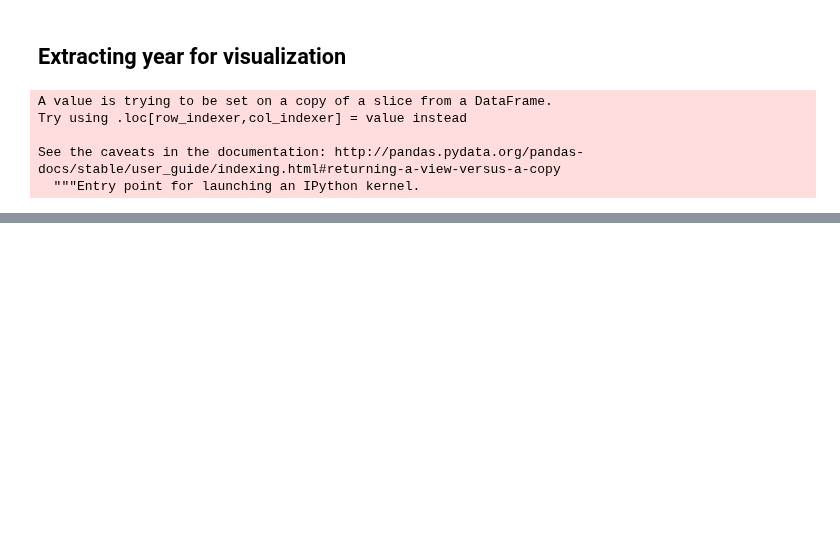
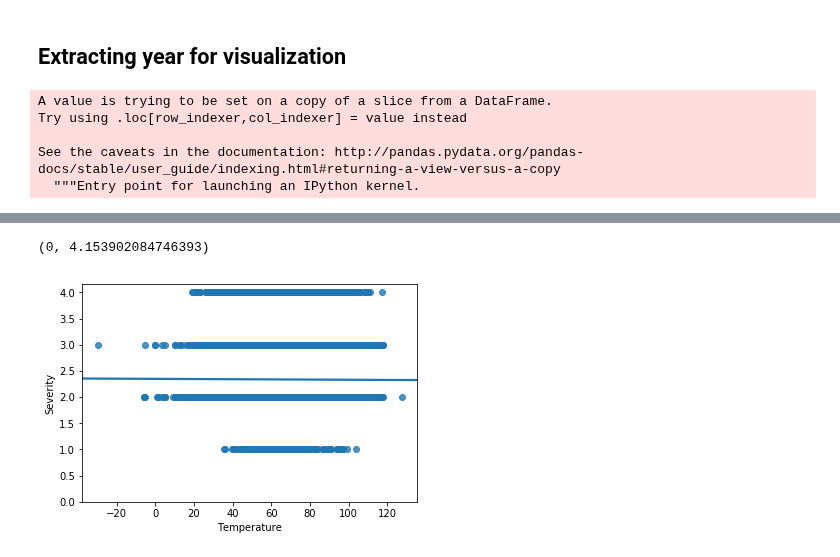
Before and after one commit to mpayumo/accident-severity-us, a Jupyter notebook: accidents-6-model.ipynb, the cells around one changed output, grey strips where cells are left out. Cells and saved outputs as stored; diff of their text form; code cells hidden in the pictures; blank space fills up the shorter version.

```diff
--- a/accidents-6-model.ipynb
+++ b/accidents-6-model.ipynb
@@ -220,0 +318,6 @@ plt.savefig('img/timeseries.jpg');
+# %%
+sns.regplot(x='Temperature', y='Severity', data=ca_nd)
+plt.ylim(0,)
+# %% [output]
+(0, 4.153902084746393)
+[figure, added]
```
Also changed, not shown: parts of 28 cells of this notebook.
